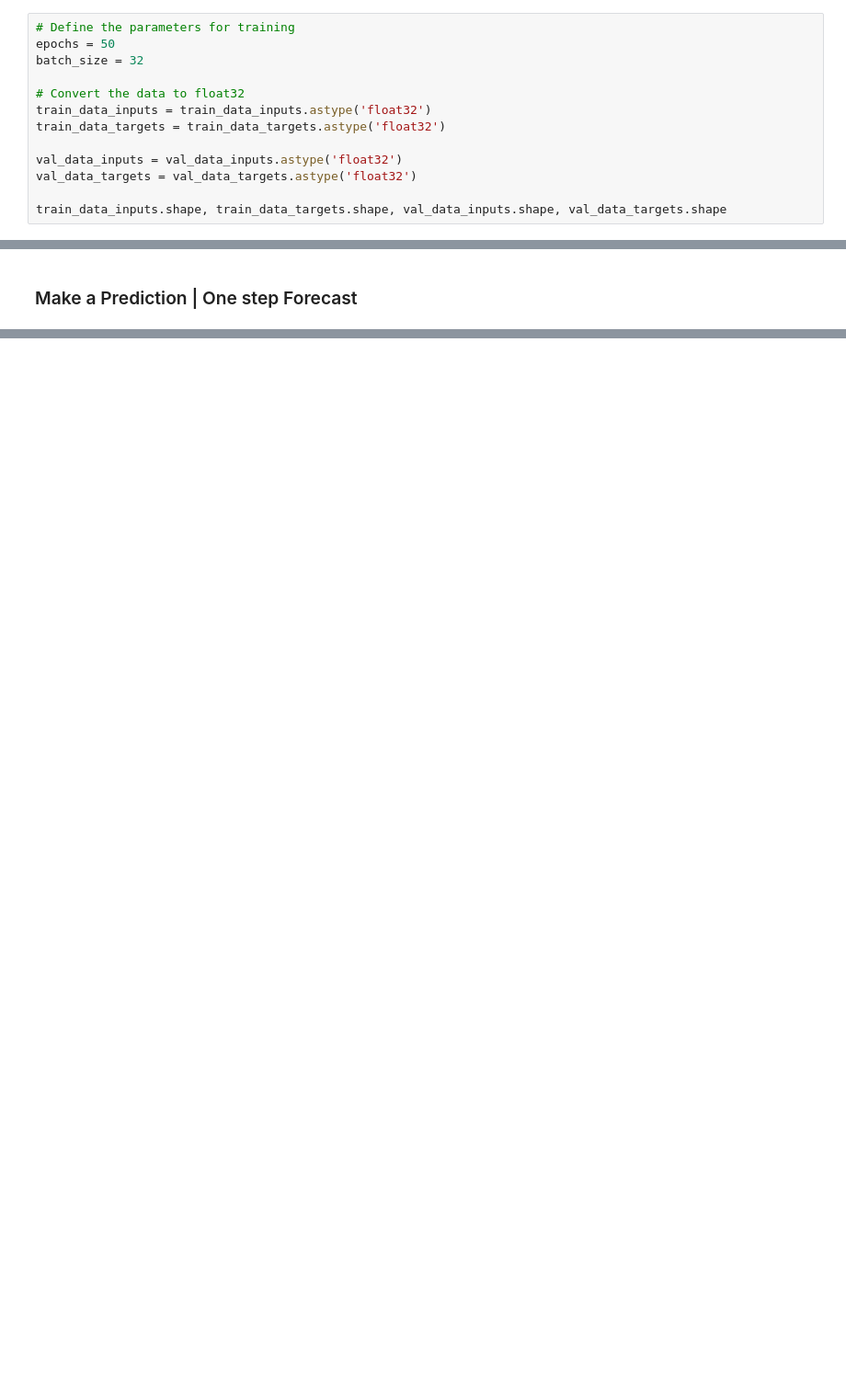
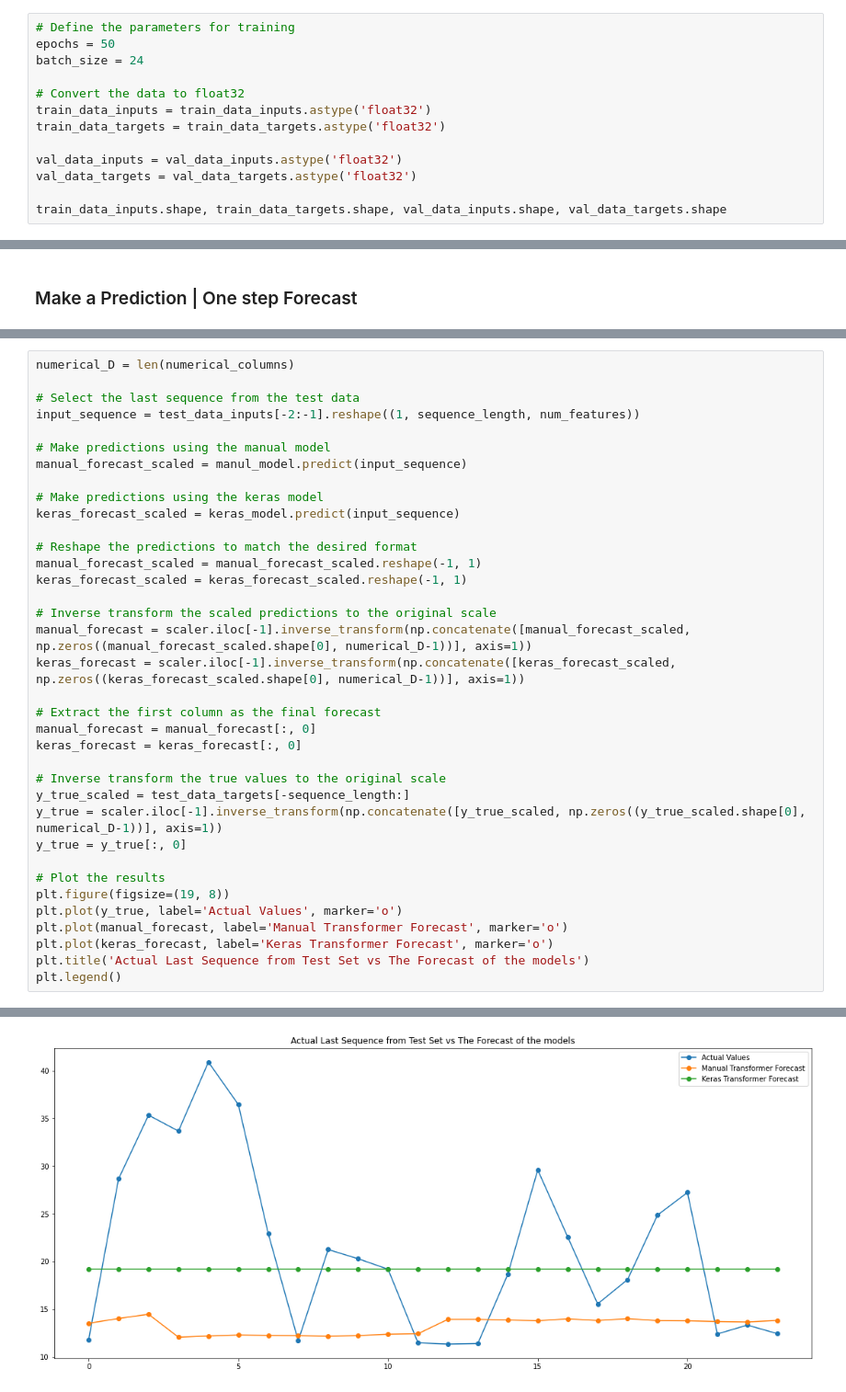
Before and after one commit to NikosKokosis/Energy_Demand_Forecast, a Jupyter notebook: Code/My_Method_perStations/Transformer.ipynb, the cells around one changed output, grey strips where cells are left out. Shown at 92% size. Cells and saved outputs as stored; diff of their text form; blank space fills up the shorter version.

```diff
--- a/Code/My_Method_perStations/Transformer.ipynb
+++ b/Code/My_Method_perStations/Transformer.ipynb
@@ -317,7 +317,7 @@ keras_model.compile(optimizer=tf.keras.optimizers.Adam(learning_rate), loss='mse
 # %%
 # Define the parameters for training
 epochs = 50
-batch_size = 32
+batch_size = 24
 
 # Convert the data to float32
 train_data_inputs = train_data_inputs.astype('float32')
@@ -537,0 +490,37 @@ RMSE: 0.12139765078519923
+# %%
+numerical_D = len(numerical_columns)
+
+# Select the last sequence from the test data
+input_sequence = test_data_inputs[-2:-1].reshape((1, sequence_length, num_features))
+
+# Make predictions using the manual model
+manual_forecast_scaled = manul_model.predict(input_sequence)
+
+# Make predictions using the keras model
+keras_forecast_scaled = keras_model.predict(input_sequence)
+
+# Reshape the predictions to match the desired format
+manual_forecast_scaled = manual_forecast_scaled.reshape(-1, 1)
+keras_forecast_scaled = keras_forecast_scaled.reshape(-1, 1)
+
+# Inverse transform the scaled predictions to the original scale
+manual_forecast = scaler.iloc[-1].inverse_transform(np.concatenate([manual_forecast_scaled, np.zeros((manual_forecast_scaled.shape[0], numerical_D-1))], axis=1))
+keras_forecast = scaler.iloc[-1].inverse_transform(np.concatenate([keras_forecast_scaled, np.zeros((keras_forecast_scaled.shape[0], numerical_D-1))], axis=1))
+
+# Extract the first column as the final forecast
+manual_forecast = manual_forecast[:, 0]
+keras_forecast = keras_forecast[:, 0]
+
+# Inverse transform the true values to the original scale
+y_true_scaled = test_data_targets[-sequence_length:]
+y_true = scaler.iloc[-1].inverse_transform(np.concatenate([y_true_scaled, np.zeros((y_true_scaled.shape[0], numerical_D-1))], axis=1))
+y_true = y_true[:, 0]
+
+# Plot the results
+plt.figure(figsize=(19, 8))
+plt.plot(y_true, label='Actual Values', marker='o')
+plt.plot(manual_forecast, label='Manual Transformer Forecast', marker='o')
+plt.plot(keras_forecast, label='Keras Transformer Forecast', marker='o')
+plt.title('Actual Last Sequence from Test Set vs The Forecast of the models')
+plt.legend()
+# %% [output]
@@ -537,0 +530 @@ RMSE: 0.12139765078519923
+[figure, added]
```
Also changed, not shown: parts of 13 cells of this notebook.
